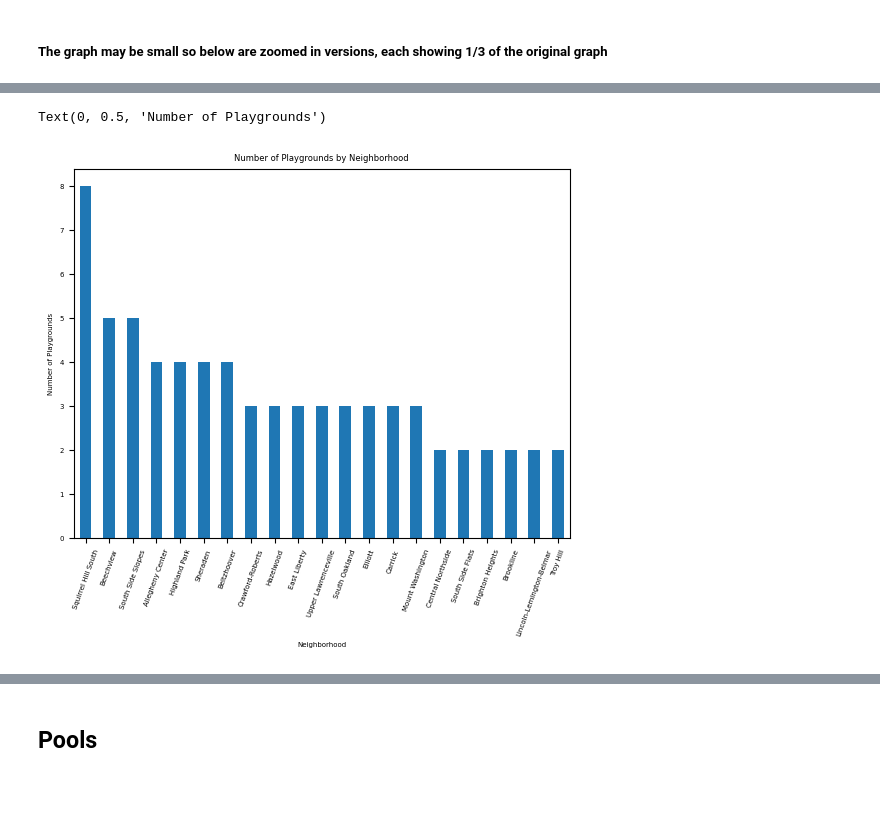
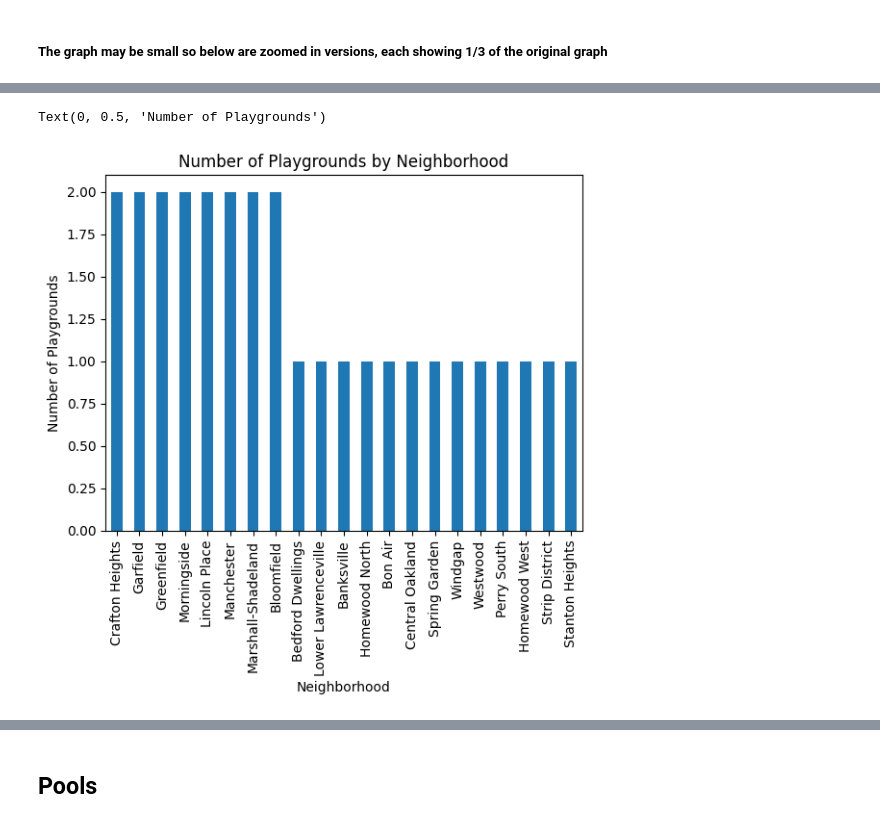
Before and after one commit to danielhufnagle/CMPINF0010FinalProj, a Jupyter notebook: Final.ipynb, the cells around one changed output, grey strips where cells are left out. Saved outputs shown, nothing was run; the diff lists cells and outputs as text; code cells hidden in the pictures; blank space fills up the shorter version.

Commit message:
fixed font scaling on graphs

```diff
--- a/Final.ipynb
+++ b/Final.ipynb
@@ -79,3 +79,9 @@ Text(0, 0.5, 'Number of Playgrounds')
 [figure]
 # %% [markdown]
 ##### The graph may be small so below are zoomed in versions, each showing 1/3 of the original graph
+# %%
+plt.rcParams.update({'font.size': 10})
+n_series[:21].plot.bar(rot=90)
+plt.title('Number of Playgrounds by Neighborhood')
+plt.xlabel('Neighborhood')
+plt.ylabel('Number of Playgrounds')
@@ -82,9 +91,9 @@ Text(0, 0.5, 'Number of Playgrounds')
 # %%
-n_series[:21].plot.bar(rot=70)
+n_series[21:42].plot.bar(rot=90)
 plt.title('Number of Playgrounds by Neighborhood')
 plt.xlabel('Neighborhood')
 plt.ylabel('Number of Playgrounds')
 # %% [output]
 Text(0, 0.5, 'Number of Playgrounds')
-[figure, old version]
+[figure, new version]
 # %%
```
Also changed, not shown: parts of 6 cells of this notebook, 2 other files.
